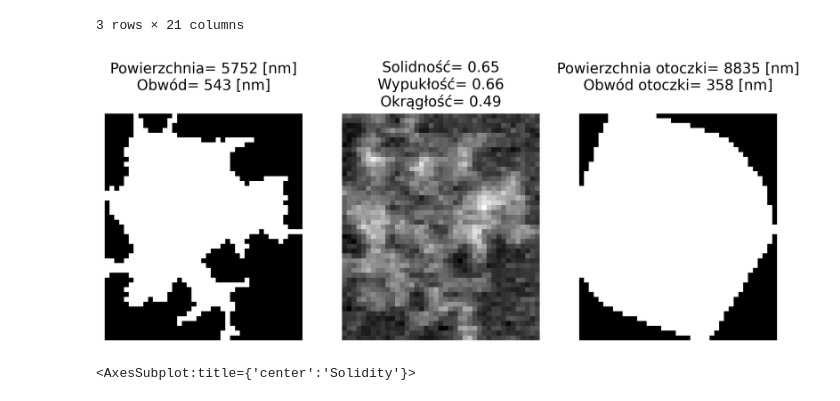
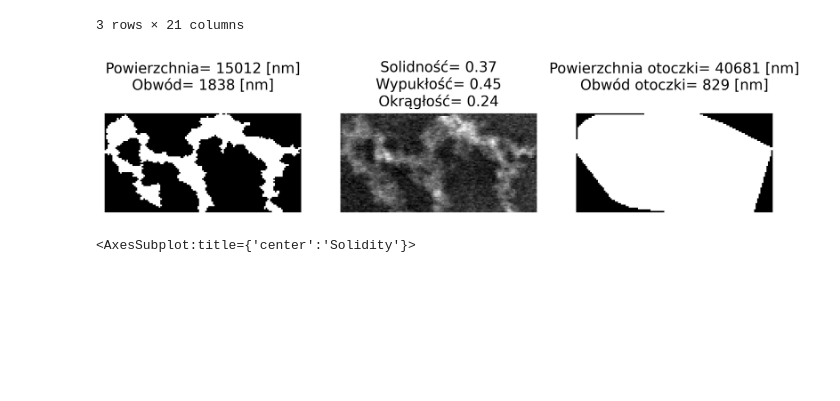
Before and after one commit to kozz84/Image-analysis, a Jupyter notebook: Image_analysis.ipynb, the cells around one changed output. Drawn from its saved outputs; the diff is of its cells as text; code cells hidden in the pictures; blank space fills up the shorter version.

```diff
--- a/Image_analysis.ipynb
+++ b/Image_analysis.ipynb
@@ -910,27 +910,27 @@ data_nm.sort_values('area',ascending=False).head(3)
 | 203 | 30.367362 | 8558.442506 | 0.283993 | 0.853570 | 20193.248242 | 104.388445 | 223.115902 | ... |
 3 rows × 21 columns
 # %%
-index=532
+index=52
 plt.figure(figsize=(10,10),dpi=400)
 plt.subplot(1,3,1)
 plt.axis('off')
 plt.title('Powierzchnia= '+str(int(data_nm['area'][index]))+' [nm]\n'
           'Obwód= '+str(round(data_nm['perimeter'][index]))+' [nm]\n')
 plt.imshow(data_nm['image'][index],cmap='gray')
 plt.subplot(1,3,2)
 plt.axis('off')
 plt.title('Solidność= '+str(round(data_nm['solidity'][index],2))+'\n'
         'Wypukłość= '+str(round(data_nm['convexity'][index],2))+'\n'
         'Okrągłość= '+str(round(data_nm['circularity'][index],2)))
 plt.imshow(data_nm['img'][index][0],cmap='gray')
 plt.subplot(1,3,3)
 plt.axis('off')
 plt.title('Powierzchnia otoczki= '+str(int(data_nm['convex_area'][index]))+' [nm]\n'
            'Obwód otoczki= '+str(round(data_nm['convex_perimeter'][index]))+' [nm]\n')
 plt.imshow(data_nm['convex_image'][index],cmap='gray')
 plt.show()
 # %% [output]
-[figure, old version]
+[figure, new version]
 # %%
 bins = np.arange(0, 1, 0.02)
 plt.figure(figsize=(20,5))
```
